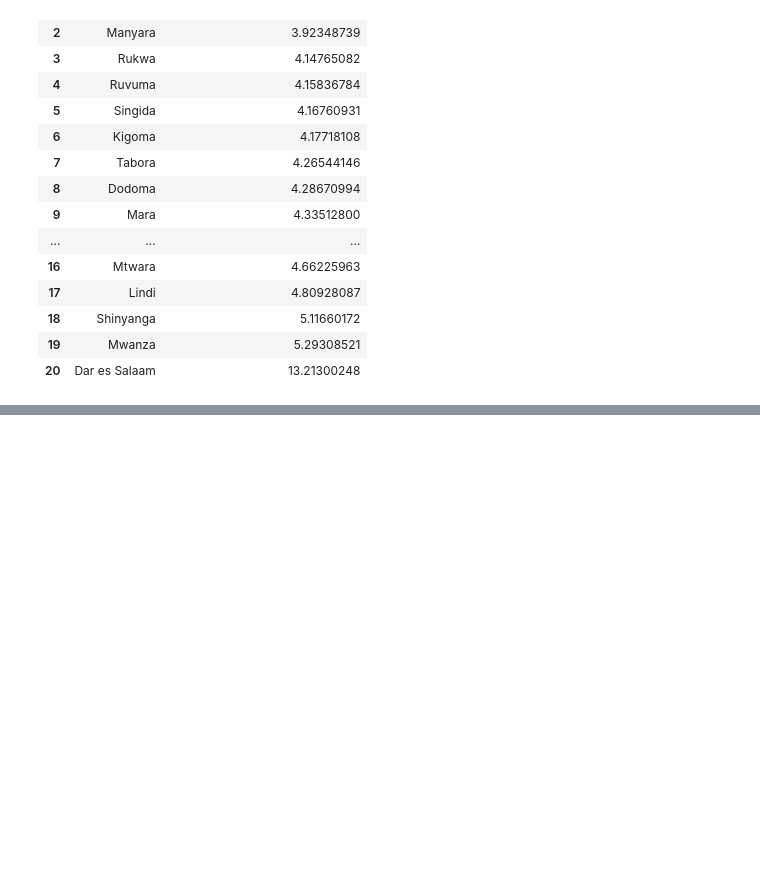
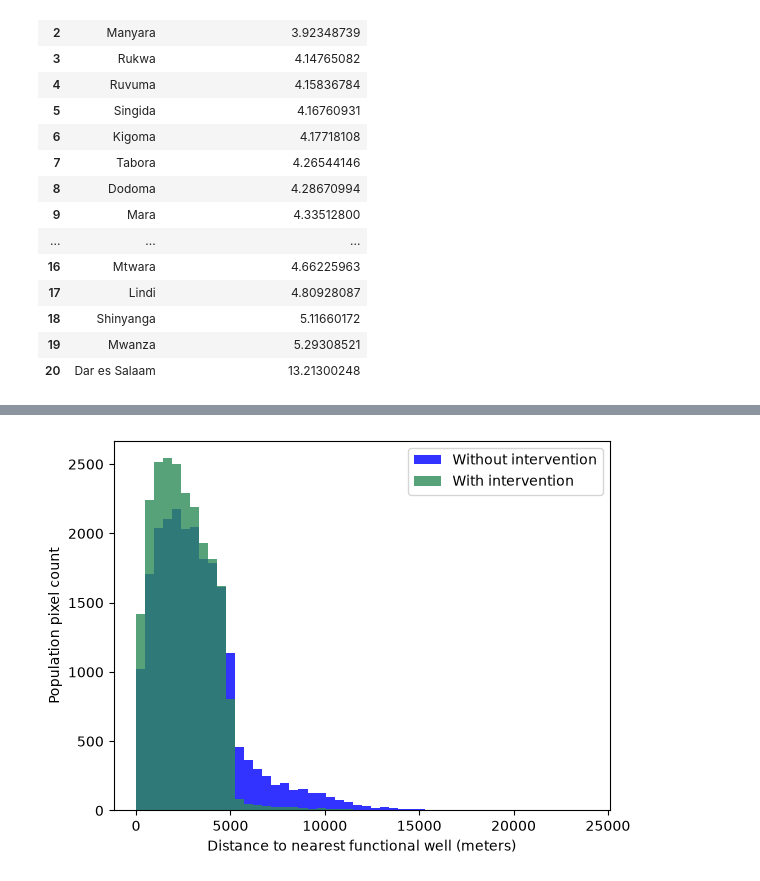
Before and after one commit to koffiekasper/Tanzania-Waterpump-Case, a Jupyter notebook: notebooks/geo_pop_experimentation.ipynb, the cells around one changed output, grey strips where cells are left out. Cells and saved outputs as stored; diff of their text form; code cells hidden in the pictures; blank space fills up the shorter version.

```diff
--- a/notebooks/geo_pop_experimentation.ipynb
+++ b/notebooks/geo_pop_experimentation.ipynb
@@ -454,0 +625,26 @@ Most similar average region profile: Morogoro
+# %%
+import numpy as np
+from sklearn.neighbors import BallTree
+from rasterio.warp import transform as transform_coordinates
+
+# Keep population pixels within this distance of ANY holdout well.
+nearby_radius_m = 5_000  # Adjust the definition of "nearby" here.
+
+holdout_tree = BallTree(
+    np.radians(X_holdout[["latitude", "longitude"]].to_numpy()),
+    metric="haversine",
+)
+pop_longitude, pop_latitude = transform_coordinates(
+    pop_tanzania.crs, "EPSG:4326",
+    population_df["x"].to_numpy(), population_df["y"].to_numpy(),
+)
+nearest_distance, _ = holdout_tree.query(
+    np.radians(np.column_stack([pop_latitude, pop_longitude])), k=1,
+)
+nearby_mask = nearest_distance[:, 0] * 6_371_000 <= nearby_radius_m
+
+# Same columns as population_df: x, y, population. Preserve the original.
+# No filtering by predicted/actual well status at this stage.
+# Distance to the nearest FUNCTIONAL well will be added separately later.
+filtered_population_df = population_df.loc[nearby_mask, ["x", "y", "population"]].copy()
+filtered_population_df
@@ -454,0 +727,15 @@ Most similar average region profile: Morogoro
+# %%
+plt.hist(
+    [filtered_population_df[column].dropna() for column in columns],
+    bins=50,
+    histtype='stepfilled',
+    color=["seagreen", "blue"],
+    alpha=0.8,
+    label=["With intervention", "Without intervention"],
+)
+plt.xlabel("Distance to nearest functional well (meters)")
+plt.ylabel("Population pixel count")
+plt.legend()
+plt.show()
+# %% [output]
+[figure, added]
```
Also changed, not shown: parts of 19 cells of this notebook.
